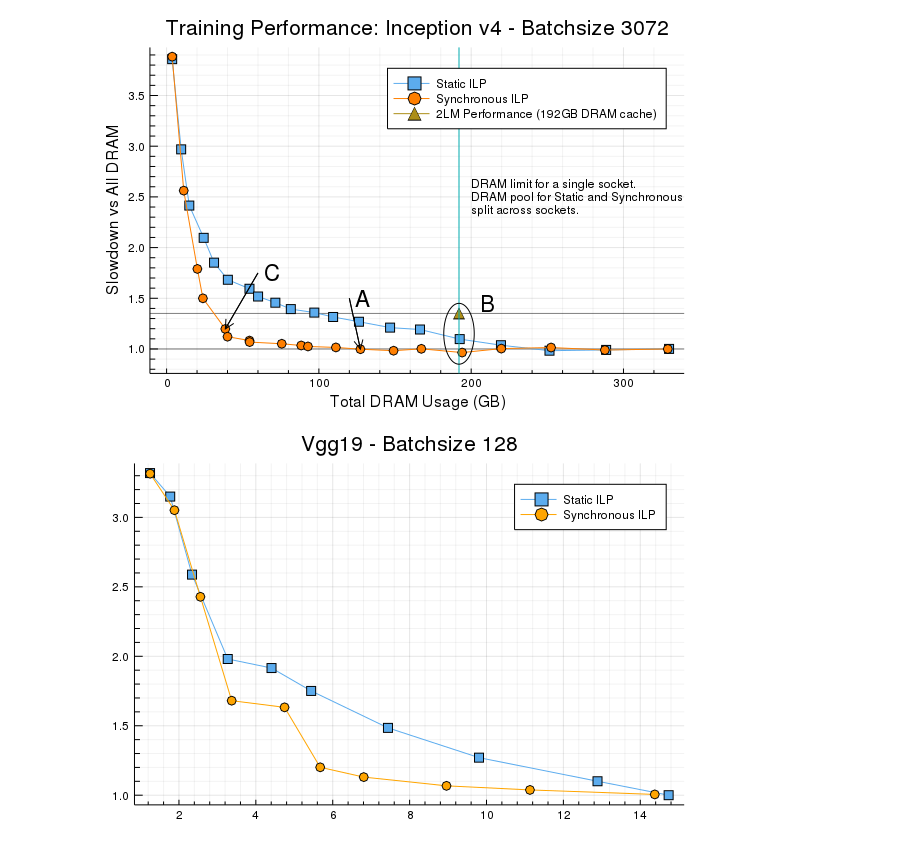
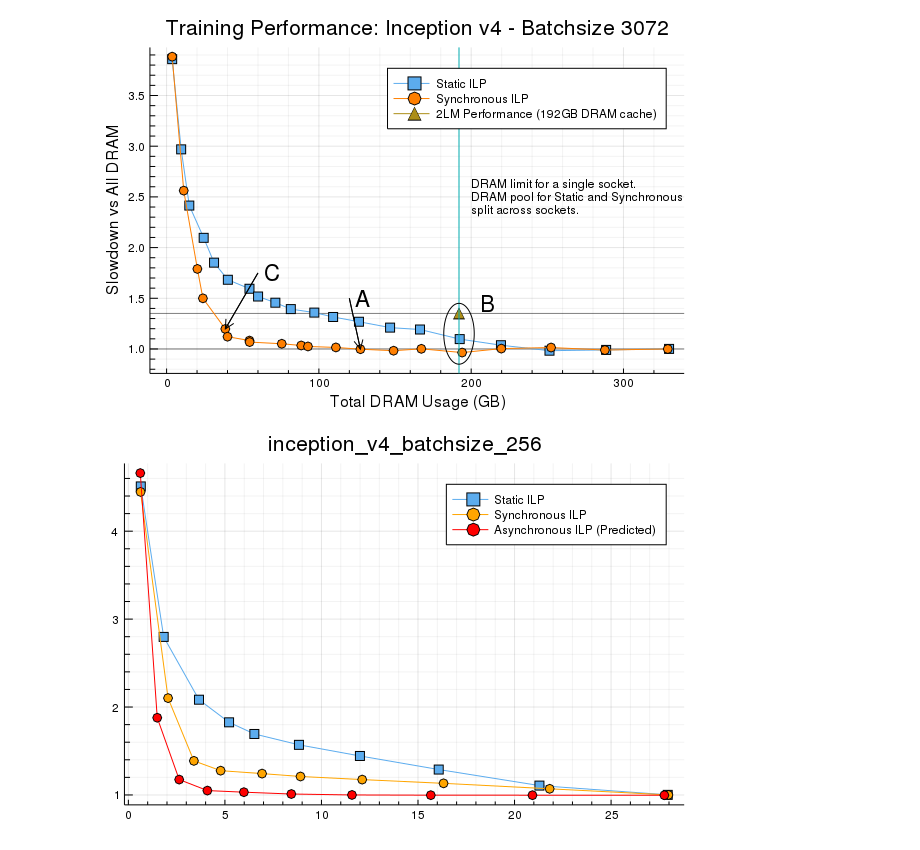
Before and after one commit to darchr/ml-tools, a Jupyter notebook: ngraph/notebooks/TheOneRing.ipynb, the cells around one changed output. Drawn from its saved outputs; the diff is of its cells as text; code cells hidden in the pictures.

Commit message:
Code cleanup.
Start putting plotting functions in one place and making the plots
generally look better.

Also clean up dead code.

```diff
--- a/ngraph/notebooks/TheOneRing.ipynb
+++ b/ngraph/notebooks/TheOneRing.ipynb
@@ -248,9 +248,11 @@ Static Slowdown: 1.097327756131658
 └──────────────────┴──────────────────────┴─────────────┴─────────────────┘
 [figure]
 # %%
-static = deserialize("serials/vgg19_batchsize_128_static.jls")
-synchronous = deserialize("serials/vgg19_batchsize_128_synchronous.jls")
-title = "Vgg19 - Batchsize 128"
+prefix = "inception_v4_batchsize_256"
+static = deserialize("serials/$(prefix)_static.jls")
+synchronous = deserialize("serials/$(prefix)_synchronous.jls")
+asynchronous = deserialize("serials/$(prefix)_asynchronous_estimate.jls")
+title = prefix
 
 #####
 ##### Plot Static
@@ -274,31 +276,49 @@ plt = plot(
     label = "Static ILP",
     minorgrid = true,
     color = :steelblue2,
     fmt = :png,
 )
 
 #####
 ##### Plot Synchronous
 #####
 io_size = synchronous.io_sizes[]
 total_dram = synchronous.default_alloc_size[] + io_size
 
 synchronous_runtimes = synchronous.actual_runtimes
 
 synchronous_x = (synchronous.dram_alloc_size .+ io_size) ./ 1E9
 synchronous_y = (synchronous_runtimes ./ dram_performance)
 plot!(plt,
     synchronous_x,
     synchronous_y,
     marker = :o,
     label = "Synchronous ILP",
     minorgrid = true,
     color = :orange,
     fmt = :png,
 )
 
+#####
+##### Plot Asynchronous
+#####
+io_size = synchronous.io_sizes[]
+total_dram = synchronous.default_alloc_size[] + io_size
+asynchronous_runtimes = asynchronous.predicted_runtimes
+
+asynchronous_x = (asynchronous.dram_limits ./ 1E3) .+ (io_size ./ 1E9)
+asynchronous_y = (asynchronous_runtimes ./ (1E6 * dram_performance))
+plot!(plt,
+    asynchronous_x,
+    asynchronous_y,
+    marker = :o,
+    label = "Asynchronous ILP (Predicted)",
+    minorgrid = true,
+    color = :red,
+)
+
 title!(plt, title)
 # Dump the plot
 plt
 # %% [output]
-[figure, old version]
+[figure, new version]
```
Also changed, not shown: 15 other files.
